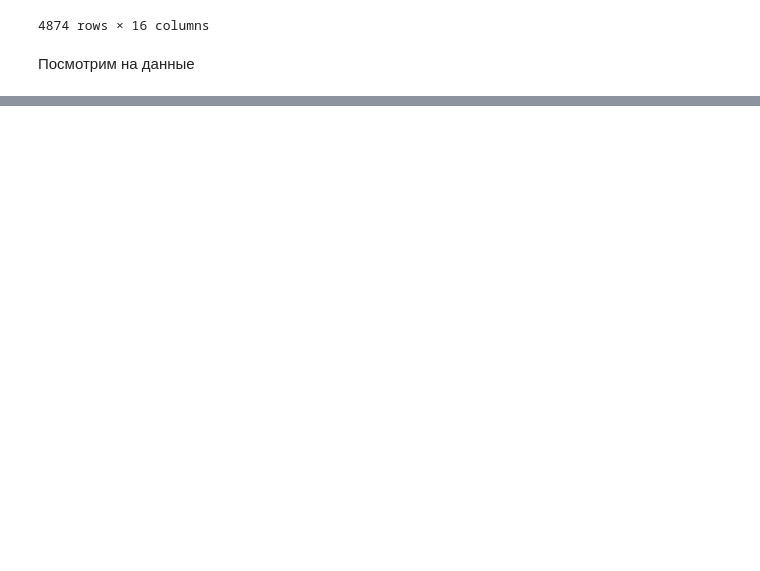
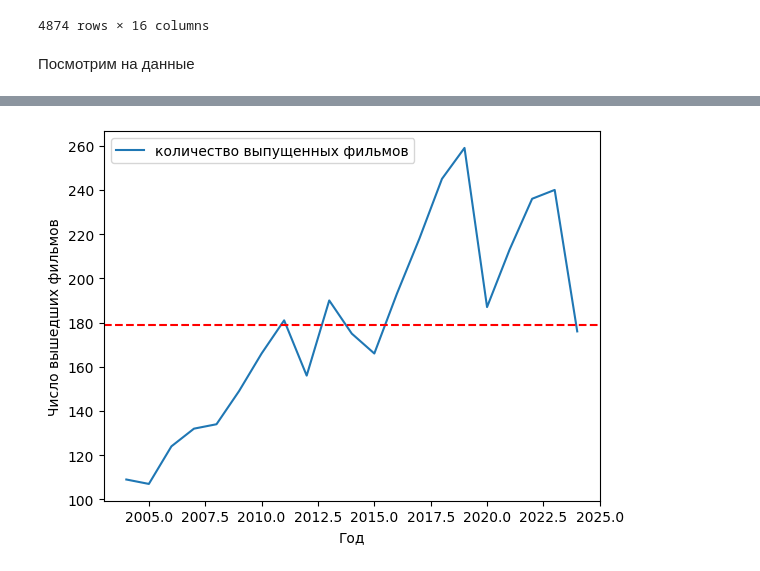
Before and after one commit to alburina/Andan-project-, a Jupyter notebook: graphics.ipynb, the cells around one changed output, grey strips where cells are left out. Saved outputs shown, nothing was run; the diff lists cells and outputs as text; code cells hidden in the pictures; blank space fills up the shorter version.

```diff
--- a/graphics.ipynb
+++ b/graphics.ipynb
@@ -64,0 +94,3 @@ df
+# %%
+df_100=df_number_of_films.loc[df_number_of_films["количество выпущенных фильмов"]>=100]
+df_100
@@ -64,0 +115,8 @@ df
+# %%
+df_100.plot(x="год",y="количество выпущенных фильмов")
+plt.axhline(y=df_100["количество выпущенных фильмов"].mean(), color="r", linestyle="dashed", label="среднее")
+plt.ylabel('Число вышедших фильмов')
+plt.xlabel('Год')
+plt.show()
+# %% [output]
+[figure, added]
```
Also changed, not shown: parts of 7 cells of this notebook.
